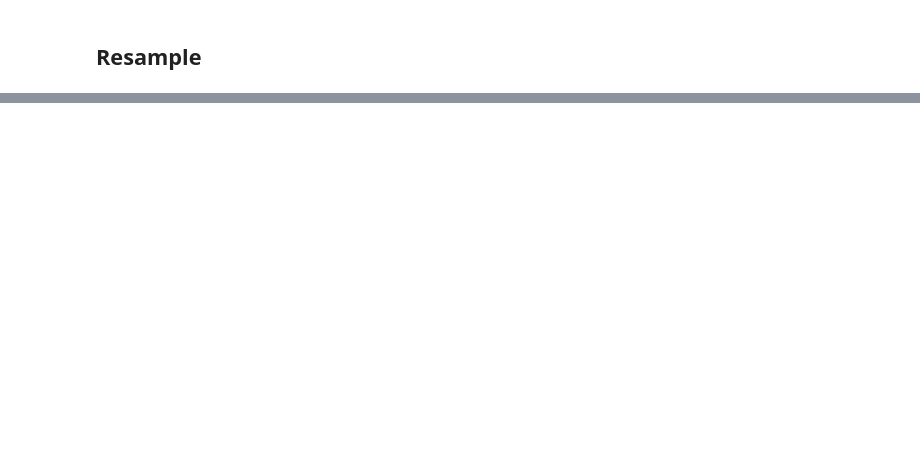
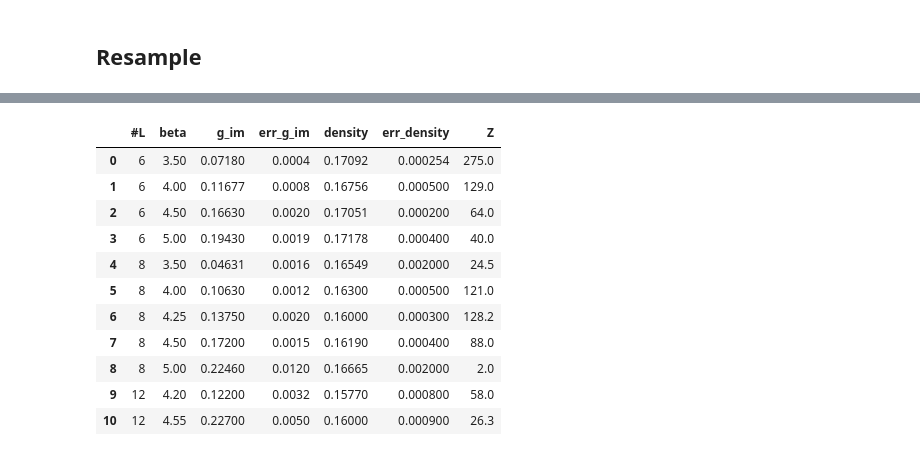
Before and after one commit to ev-br/fh_wrm_disord, a Jupyter notebook: analyze/read_in_replicas.ipynb, the cells around one changed output, grey strips where cells are left out. Cells and saved outputs as stored; diff of their text form; code cells hidden in the pictures; blank space fills up the shorter version.

```diff
--- a/analyze/read_in_replicas.ipynb
+++ b/analyze/read_in_replicas.ipynb
@@ -100,0 +273,16 @@ print(m, '+/-', s)
+# %%
+df_uniform = pd.read_csv("../repro_data/m5.2.dat", sep="\s+")
+df_uniform
+# %% [output]
+|  | #L | beta | g_im | err_g_im | density | err_density | Z |
+| 0 | 6 | 3.50 | 0.07180 | 0.0004 | 0.17092 | 0.000254 | 275.0 |
+| 1 | 6 | 4.00 | 0.11677 | 0.0008 | 0.16756 | 0.000500 | 129.0 |
+| 2 | 6 | 4.50 | 0.16630 | 0.0020 | 0.17051 | 0.000200 | 64.0 |
+| 3 | 6 | 5.00 | 0.19430 | 0.0019 | 0.17178 | 0.000400 | 40.0 |
+| 4 | 8 | 3.50 | 0.04631 | 0.0016 | 0.16549 | 0.002000 | 24.5 |
+| 5 | 8 | 4.00 | 0.10630 | 0.0012 | 0.16300 | 0.000500 | 121.0 |
+| 6 | 8 | 4.25 | 0.13750 | 0.0020 | 0.16000 | 0.000300 | 128.2 |
+| 7 | 8 | 4.50 | 0.17200 | 0.0015 | 0.16190 | 0.000400 | 88.0 |
+| 8 | 8 | 5.00 | 0.22460 | 0.0120 | 0.16665 | 0.002000 | 2.0 |
+| 9 | 12 | 4.20 | 0.12200 | 0.0032 | 0.15770 | 0.000800 | 58.0 |
+| 10 | 12 | 4.55 | 0.22700 | 0.0050 | 0.16000 | 0.000900 | 26.3 |
```
Also changed, not shown: parts of 27 cells of this notebook, 2 other files.
